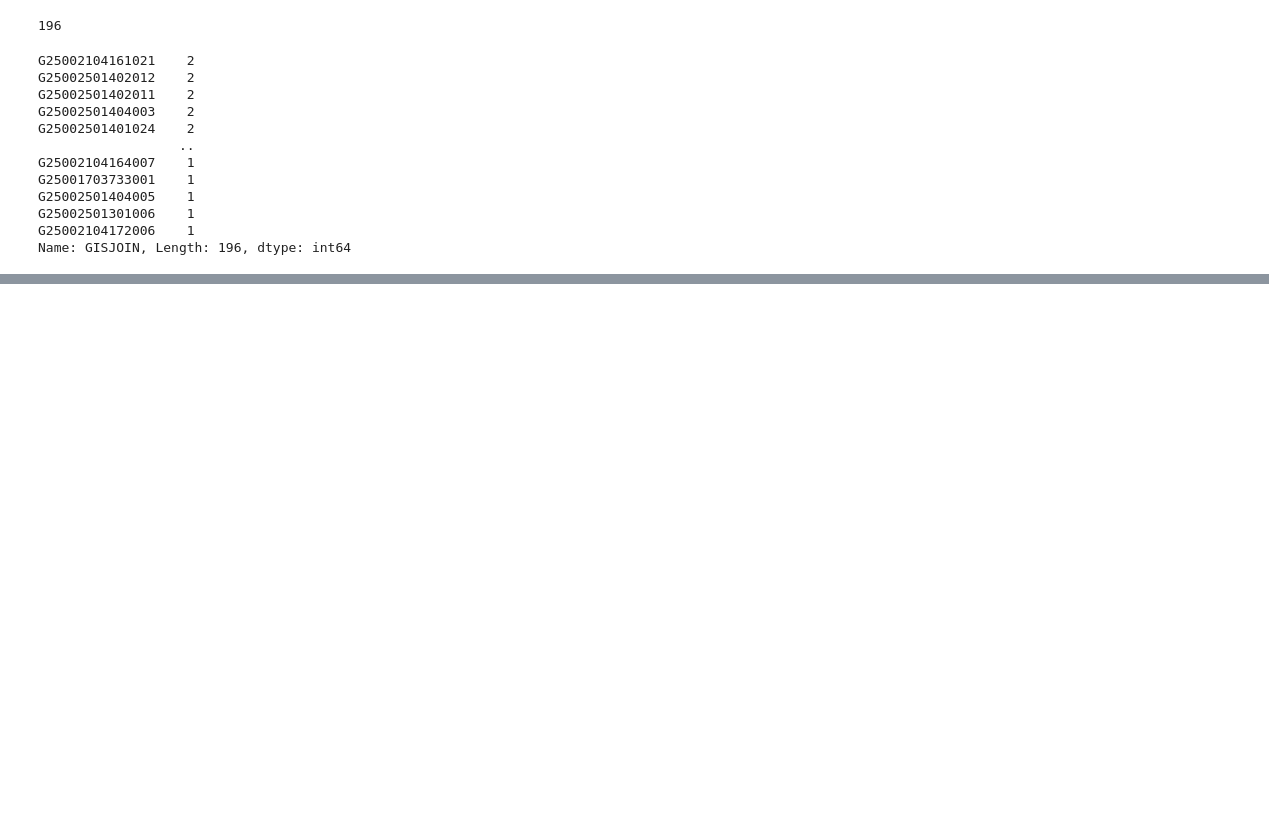
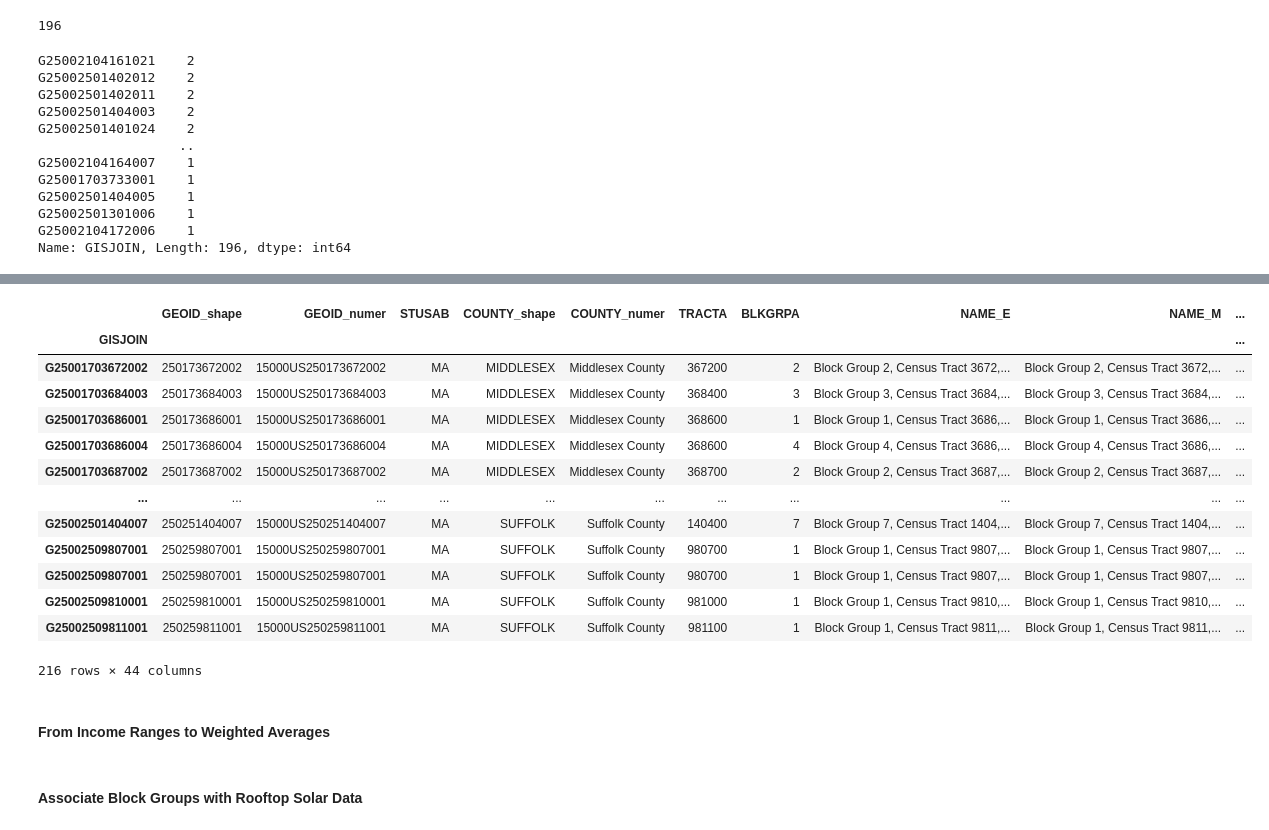
Before and after one commit to ghostpress/ma-solar, a Jupyter notebook: code/initViz.ipynb, the cells around one changed output, grey strips where cells are left out. Cells and saved outputs as stored; diff of their text form; code cells hidden in the pictures; blank space fills up the shorter version.

Commit message:
Wrote method for weighted average income by block group, updated gitignore

```diff
--- a/code/initViz.ipynb
+++ b/code/initViz.ipynb
@@ -780,6 +782,7 @@ def filterBlockGroups(blocksShape, blocksDat):
     filteredDat = filteredDat.set_index('GISJOIN')
     shapes      = blocksShape.set_index('GISJOIN')
 
-    print(filteredDat)  # testing
+    finalData = shapes.join(filteredDat, lsuffix='_shape', rsuffix='_numer')
+    return finalData
 # %%
-filterBlockGroups(isolIncomeMAshp, incomeMAdat)
+isolBlocks = filterBlockGroups(isolIncomeMAshp, incomeMAdat)
@@ -803,0 +809,34 @@ G25002509811001        12        12        12
+# %%
+# Drop unneeded columns
+
+isolBlocks = isolBlocks[['GEOID_shape', 'GEOID_numer', 'STUSAB',
+                         'COUNTY_shape', 'COUNTY_numer', 'TRACTA', 'BLKGRPA',
+                         'NAME_E', 'NAME_M',
+                         'ALW0E001', 'ALW0E002', 'ALW0E003', 'ALW0E004',
+                         'ALW0E005', 'ALW0E006', 'ALW0E007','ALW0E008',
+                         'ALW0E009', 'ALW0E010', 'ALW0E011', 'ALW0E012',
+                         'ALW0E013', 'ALW0E014', 'ALW0E015', 'ALW0E016',
+                         'ALW0E017', 'ALW0M001', 'ALW0M002', 'ALW0M003',
+                         'ALW0M004', 'ALW0M005', 'ALW0M006', 'ALW0M007',
+                         'ALW0M008', 'ALW0M009', 'ALW0M010', 'ALW0M011',
+                         'ALW0M012', 'ALW0M013', 'ALW0M014', 'ALW0M015',
+                         'ALW0M016', 'ALW0M017', 'geometry']]
+# %%
+isolBlocks
+# %% [output]
+|  | GEOID_shape | GEOID_numer | STUSAB | COUNTY_shape | COUNTY_numer | TRACTA | BLKGRPA | NAME_E | NAME_M | ... |
+| GISJOIN |  |  |  |  |  |  |  |  |  | ... |
+| G25001703672002 | 250173672002 | 15000US250173672002 | MA | MIDDLESEX | Middlesex County | 367200 | 2 | Block Group 2, Census Tract 3672,... | Block Group 2, Census Tract 3672,... | ... |
+| G25001703684003 | 250173684003 | 15000US250173684003 | MA | MIDDLESEX | Middlesex County | 368400 | 3 | Block Group 3, Census Tract 3684,... | Block Group 3, Census Tract 3684,... | ... |
+| G25001703686001 | 250173686001 | 15000US250173686001 | MA | MIDDLESEX | Middlesex County | 368600 | 1 | Block Group 1, Census Tract 3686,... | Block Group 1, Census Tract 3686,... | ... |
+| G25001703686004 | 250173686004 | 15000US250173686004 | MA | MIDDLESEX | Middlesex County | 368600 | 4 | Block Group 4, Census Tract 3686,... | Block Group 4, Census Tract 3686,... | ... |
+| G25001703687002 | 250173687002 | 15000US250173687002 | MA | MIDDLESEX | Middlesex County | 368700 | 2 | Block Group 2, Census Tract 3687,... | Block Group 2, Census Tract 3687,... | ... |
+| ... | ... | ... | ... | ... | ... | ... | ... | ... | ... | ... |
+| G25002501404007 | 250251404007 | 15000US250251404007 | MA | SUFFOLK | Suffolk County | 140400 | 7 | Block Group 7, Census Tract 1404,... | Block Group 7, Census Tract 1404,... | ... |
+| G25002509807001 | 250259807001 | 15000US250259807001 | MA | SUFFOLK | Suffolk County | 980700 | 1 | Block Group 1, Census Tract 9807,... | Block Group 1, Census Tract 9807,... | ... |
+| G25002509807001 | 250259807001 | 15000US250259807001 | MA | SUFFOLK | Suffolk County | 980700 | 1 | Block Group 1, Census Tract 9807,... | Block Group 1, Census Tract 9807,... | ... |
+| G25002509810001 | 250259810001 | 15000US250259810001 | MA | SUFFOLK | Suffolk County | 981000 | 1 | Block Group 1, Census Tract 9810,... | Block Group 1, Census Tract 9810,... | ... |
+| G25002509811001 | 250259811001 | 15000US250259811001 | MA | SUFFOLK | Suffolk County | 981100 | 1 | Block Group 1, Census Tract 9811,... | Block Group 1, Census Tract 9811,... | ... |
+216 rows × 44 columns
+# %% [markdown]
+#### From Income Ranges to Weighted Averages
@@ -804,2 +878,4 @@ G25002509811001        12        12        12
+# %% [markdown]
+#### Associate Block Groups with Rooftop Solar Data
 # %%
 # TODO:
```
Also changed, not shown: parts of 6 cells of this notebook, 1 other file.
